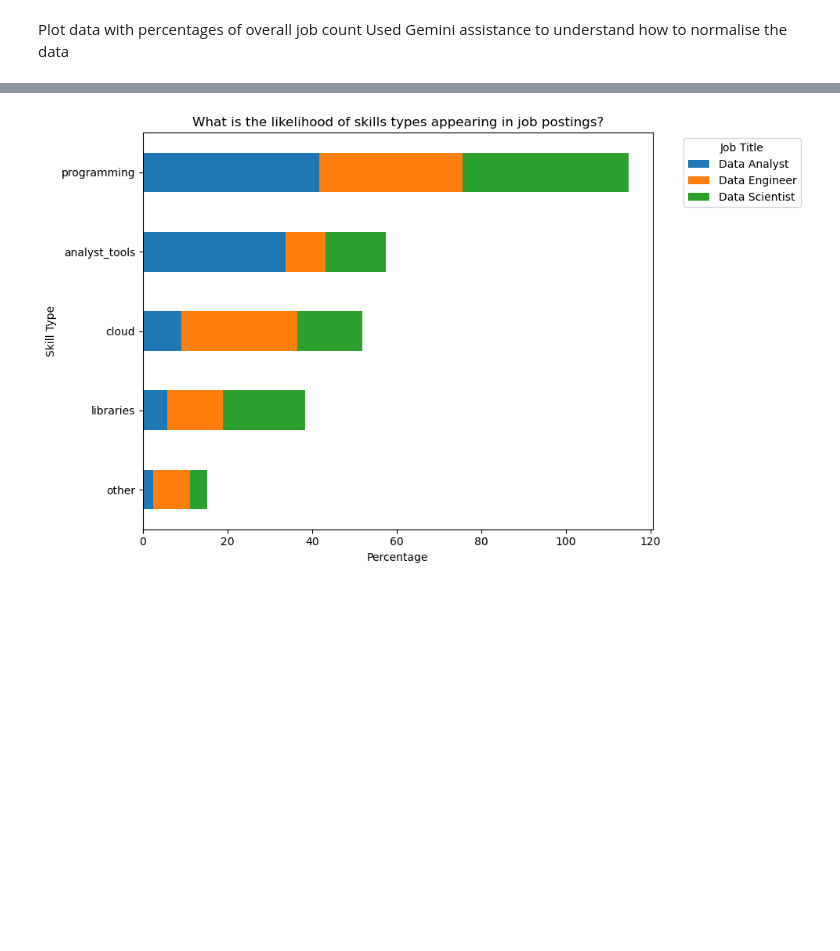
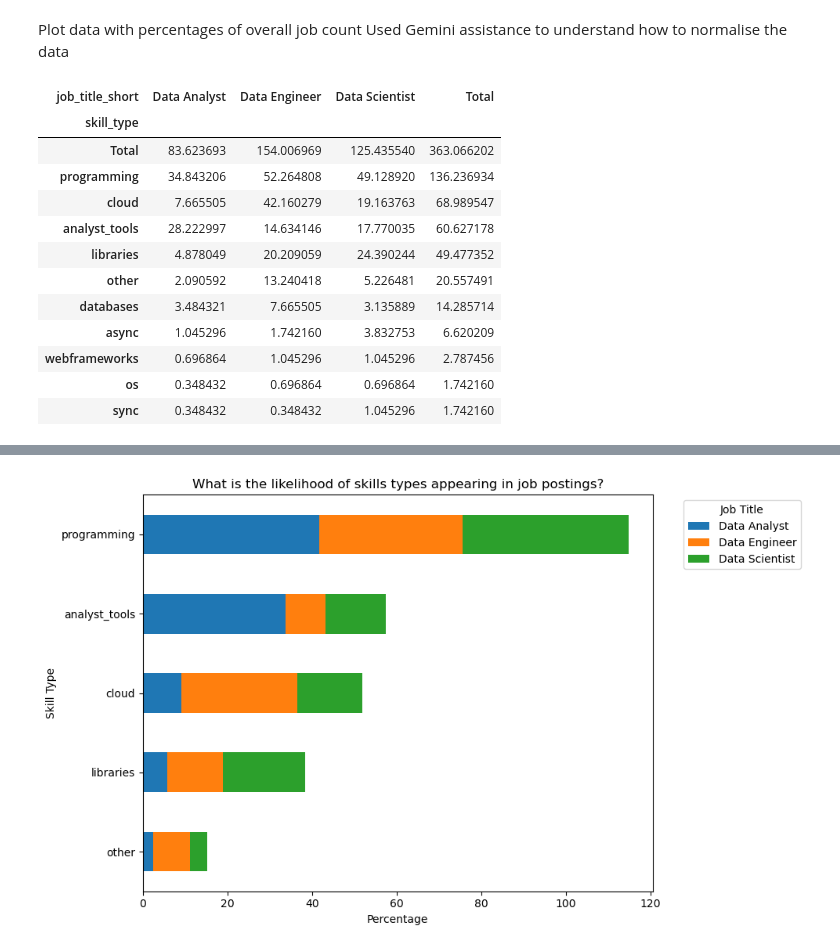
Before and after one commit to Mizan95/Project_Data_Analysis, a Jupyter notebook: 6_Best_Skill_Types.ipynb, the cells around one changed output, grey strips where cells are left out. Cells and saved outputs as stored; diff of their text form; code cells hidden in the pictures; blank space fills up the shorter version.

```diff
--- a/6_Best_Skill_Types.ipynb
+++ b/6_Best_Skill_Types.ipynb
@@ -198,3 +322,31 @@ plt.tight_layout()
 # %% [markdown]
 Plot data with percentages of overall job count
 Used Gemini assistance to understand how to normalise the data
+# %%
+skills_job_percentage_pivot = (df_UK_group.pivot_table(
+    index="skill_type",
+    columns="job_title_short",
+    values="percentage",
+    aggfunc="sum",
+    fill_value=0,
+    margins=True,
+    margins_name="Total"
+)
+    .sort_values(by="Total", ascending=False) # sort values by Total column
+)
+
+skills_job_percentage_pivot
+# %% [output]
+| job_title_short | Data Analyst | Data Engineer | Data Scientist | Total |
+| skill_type |  |  |  |  |
+| Total | 83.623693 | 154.006969 | 125.435540 | 363.066202 |
+| programming | 34.843206 | 52.264808 | 49.128920 | 136.236934 |
+| cloud | 7.665505 | 42.160279 | 19.163763 | 68.989547 |
+| analyst_tools | 28.222997 | 14.634146 | 17.770035 | 60.627178 |
+| libraries | 4.878049 | 20.209059 | 24.390244 | 49.477352 |
+| other | 2.090592 | 13.240418 | 5.226481 | 20.557491 |
+| databases | 3.484321 | 7.665505 | 3.135889 | 14.285714 |
+| async | 1.045296 | 1.742160 | 3.832753 | 6.620209 |
+| webframeworks | 0.696864 | 1.045296 | 1.045296 | 2.787456 |
+| os | 0.348432 | 0.696864 | 0.696864 | 1.742160 |
+| sync | 0.348432 | 0.348432 | 1.045296 | 1.742160 |
```
Also changed, not shown: parts of 26 cells of this notebook.
